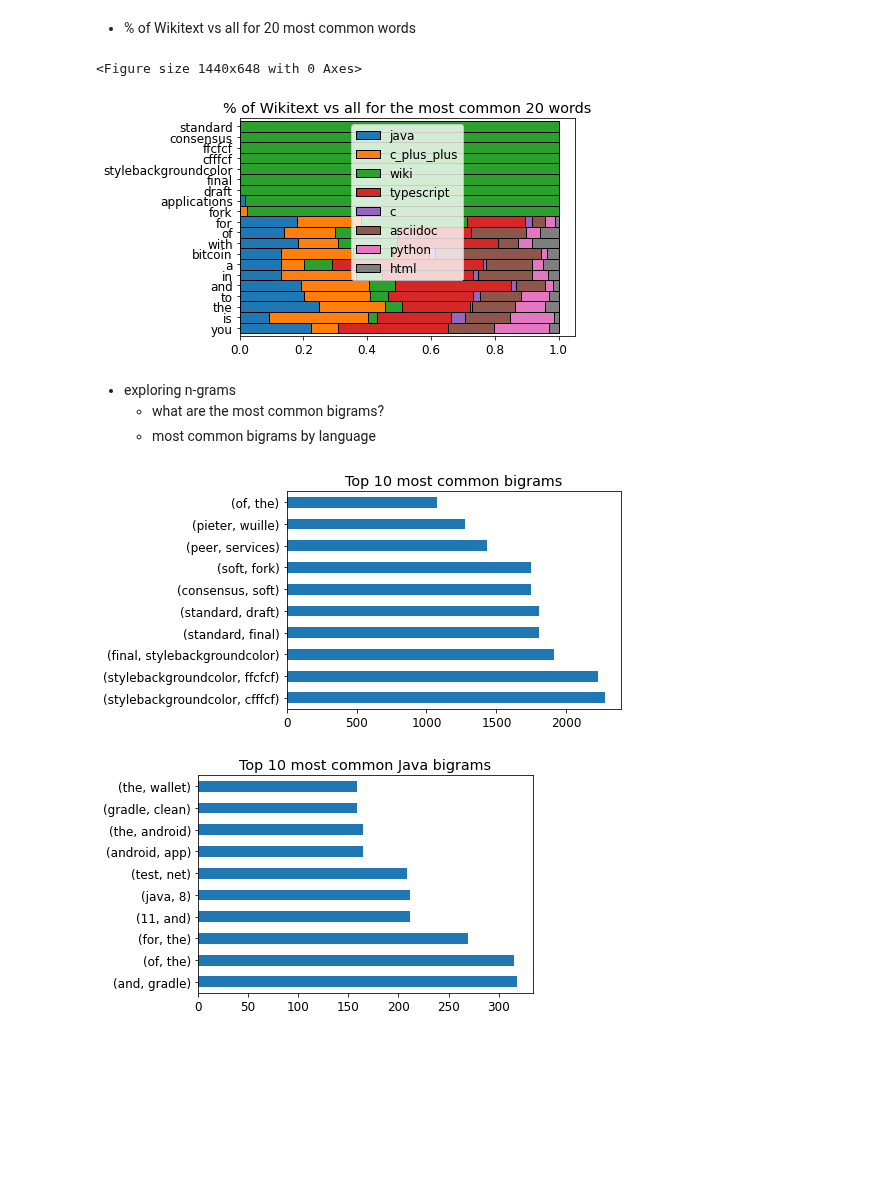
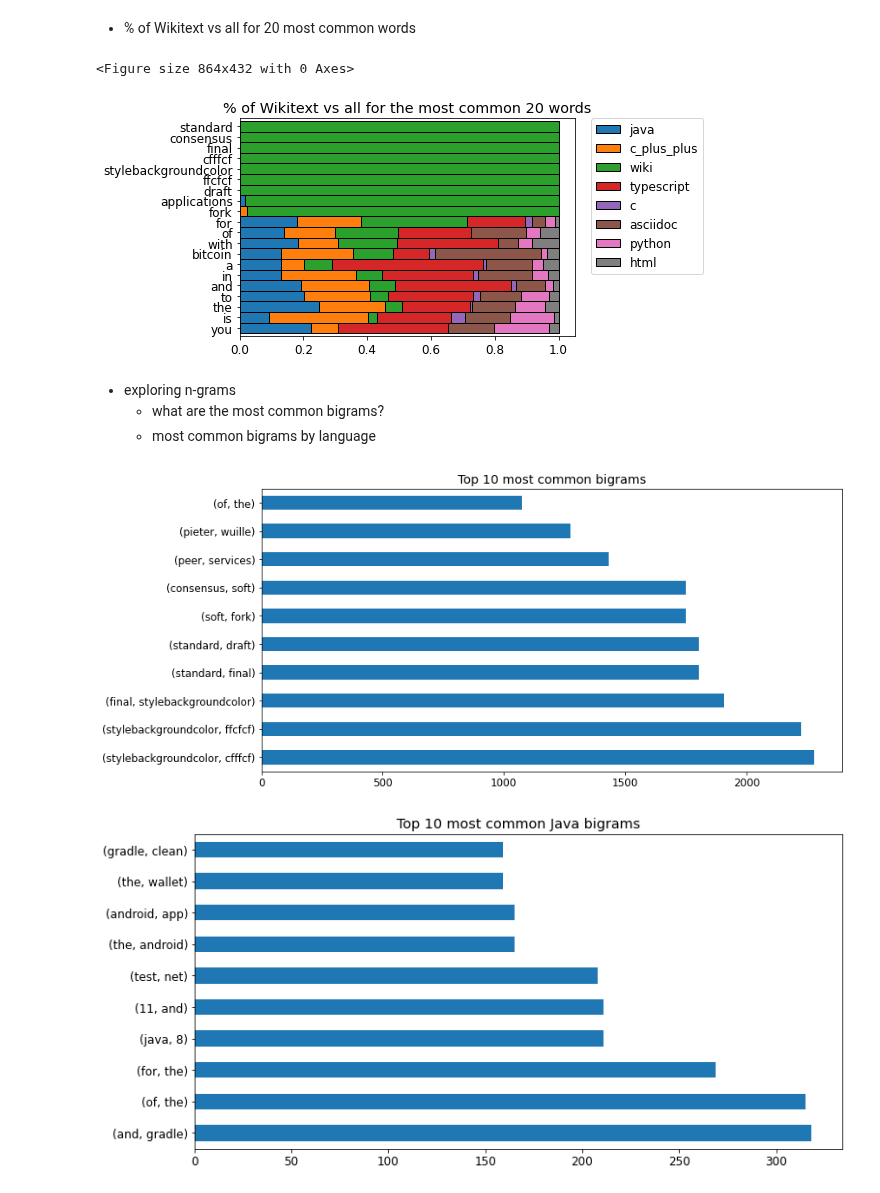
Before and after one commit to TeamAwesomeQuackers/NLP_Project, a Jupyter notebook: Workbooks/Whitaker_Explore_NLP.ipynb, the cells around one changed output. Saved outputs shown, nothing was run; the diff lists cells and outputs as text; code cells hidden in the pictures; blank space fills up the shorter version.

```diff
--- a/Workbooks/Whitaker_Explore_NLP.ipynb
+++ b/Workbooks/Whitaker_Explore_NLP.ipynb
@@ -288,20 +303,21 @@ plt.title('Wikitext vs HTML count for the top 20 most frequent words');
 # %% [markdown]
 - % of Wikitext vs all for 20 most common words
 # %%
-plt.figure(figsize=(20, 9))
-plt.rc('font', size=12)
+plt.figure(figsize=(12, 6))
 
 (word_counts.sort_values('all', ascending=False)
  .head(20)
  .apply(lambda row: row/row['all'], axis = 1)
  .drop(columns = 'all')
  .sort_values(by = 'wiki')
  .plot.barh(stacked = True, width = 1, ec = 'k')
 )
-plt.title('% of Wikitext vs all for the most common 20 words');
+plt.title('% of Wikitext vs all for the most common 20 words')
+
+plt.legend(bbox_to_anchor=(1.05, 1), loc='upper left', borderaxespad=0);
 # %% [output]
-<Figure size 1440x648 with 0 Axes>
+<Figure size 864x432 with 0 Axes>
-[figure, old version]
+[figure, new version]
 # %% [markdown]
 - exploring n-grams
     - what are the most common bigrams?
@@ -309,17 +325,19 @@ plt.title('% of Wikitext vs all for the most common 20 words');
 # %%
 # most common bigrams
 
+plt.figure(figsize=(12, 6))
 pd.Series(nltk.bigrams(all_words.split())).value_counts().head(10).plot.barh()
 plt.title('Top 10 most common bigrams');
 # %% [output]
-[figure, old version]
+[figure, new version]
 # %%
 # most common Java bigrams
 
+plt.figure(figsize=(12, 6))
 pd.Series(nltk.bigrams(java_words.split())).value_counts().head(10).plot.barh()
 plt.title('Top 10 most common Java bigrams');
 # %% [output]
-[figure, old version]
+[figure, new version]
 # %%
 # most common C++ bigrams
 
```
Also changed, not shown: parts of 20 cells of this notebook.
